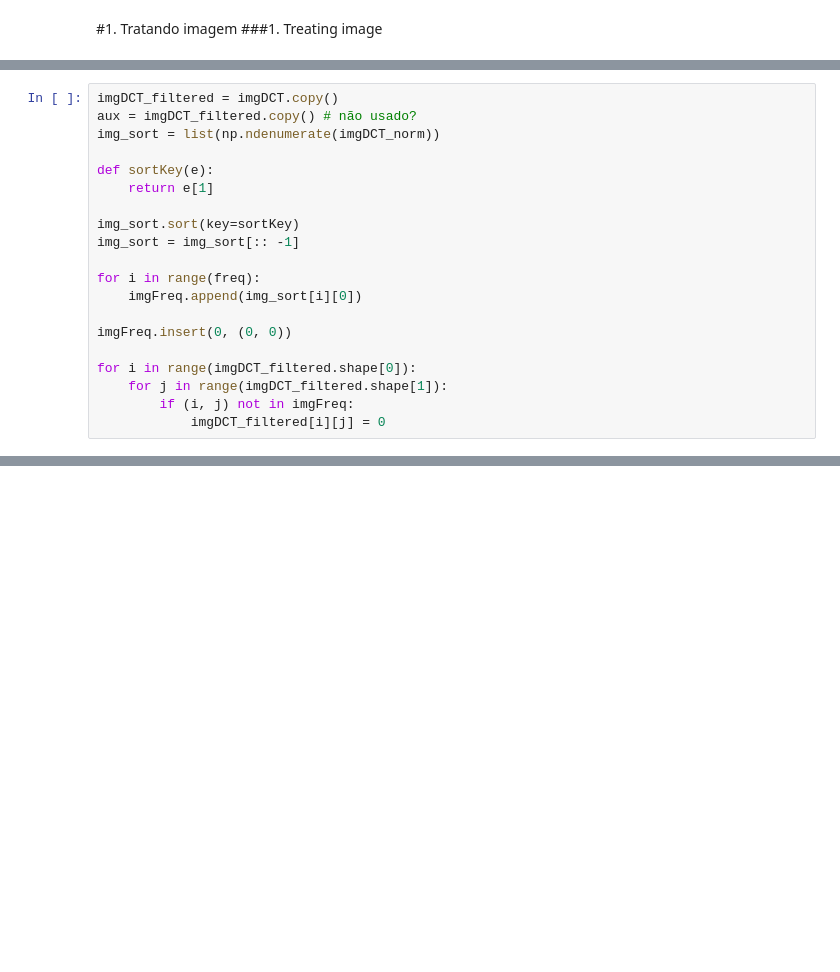
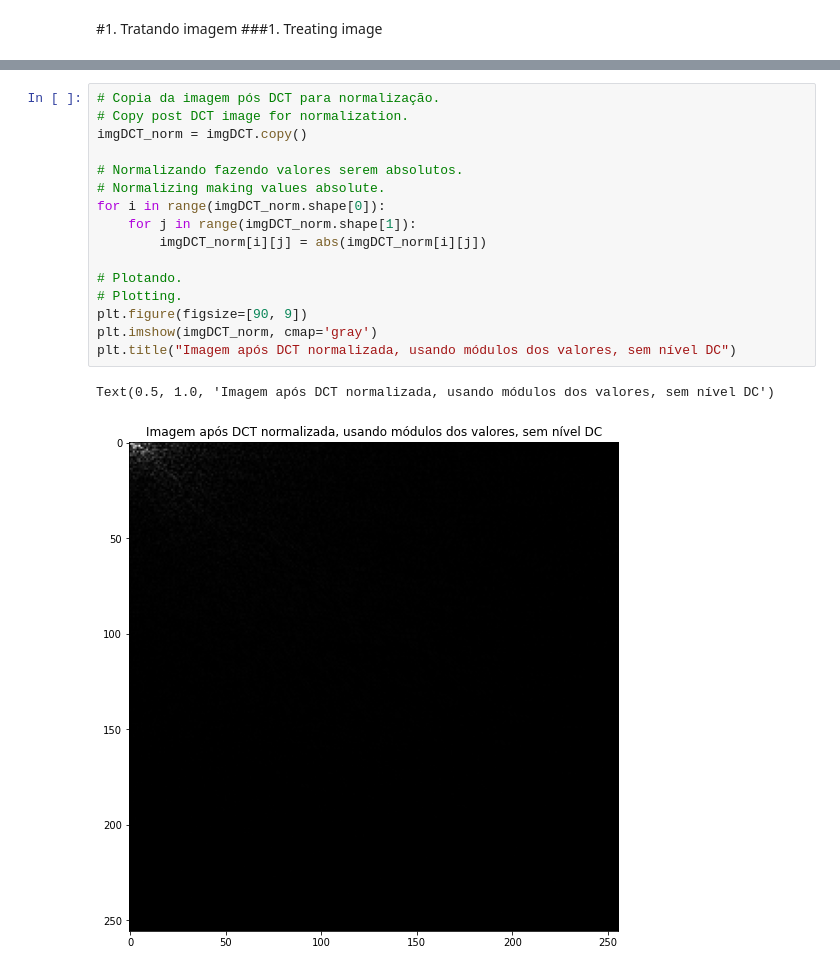
Before and after one commit to marciliojrr/PDI, a Jupyter notebook: PDI_Trabalho_prático_2_Marcílio_Júnior.ipynb, the cells around one changed output, grey strips where cells are left out. Saved outputs shown, nothing was run; the diff lists cells and outputs as text; blank space fills up the shorter version.

```diff
--- a/PDI_Trabalho_prático_2_Marcílio_Júnior.ipynb
+++ b/PDI_Trabalho_prático_2_Marcílio_Júnior.ipynb
@@ -185,20 +146,0 @@ Qual número de frequências desejadas?
-# %%
-imgDCT_filtered = imgDCT.copy()
-aux = imgDCT_filtered.copy() # não usado?
-img_sort = list(np.ndenumerate(imgDCT_norm))
-
-def sortKey(e):
-    return e[1]
-
-img_sort.sort(key=sortKey)
-img_sort = img_sort[:: -1]
-
-for i in range(freq):
-    imgFreq.append(img_sort[i][0])
-
-imgFreq.insert(0, (0, 0))
-
-for i in range(imgDCT_filtered.shape[0]):
-    for j in range(imgDCT_filtered.shape[1]):
-        if (i, j) not in imgFreq:
-            imgDCT_filtered[i][j] = 0
@@ -235,0 +205,19 @@ Text(0.5, 1.0, 'Imagem original')
+# %%
+# Copia da imagem pós DCT para normalização.
+# Copy post DCT image for normalization.
+imgDCT_norm = imgDCT.copy()
+
+# Normalizando fazendo valores serem absolutos.
+# Normalizing making values absolute.
+for i in range(imgDCT_norm.shape[0]):
+    for j in range(imgDCT_norm.shape[1]):
+        imgDCT_norm[i][j] = abs(imgDCT_norm[i][j])
+
+# Plotando.
+# Plotting.
+plt.figure(figsize=[90, 9])
+plt.imshow(imgDCT_norm, cmap='gray')
+plt.title("Imagem após DCT normalizada, usando módulos dos valores, sem nível DC")
+# %% [output]
+Text(0.5, 1.0, 'Imagem após DCT normalizada, usando módulos dos valores, sem nível DC')
+[figure, added]
```
Also changed, not shown: parts of 46 cells of this notebook.
